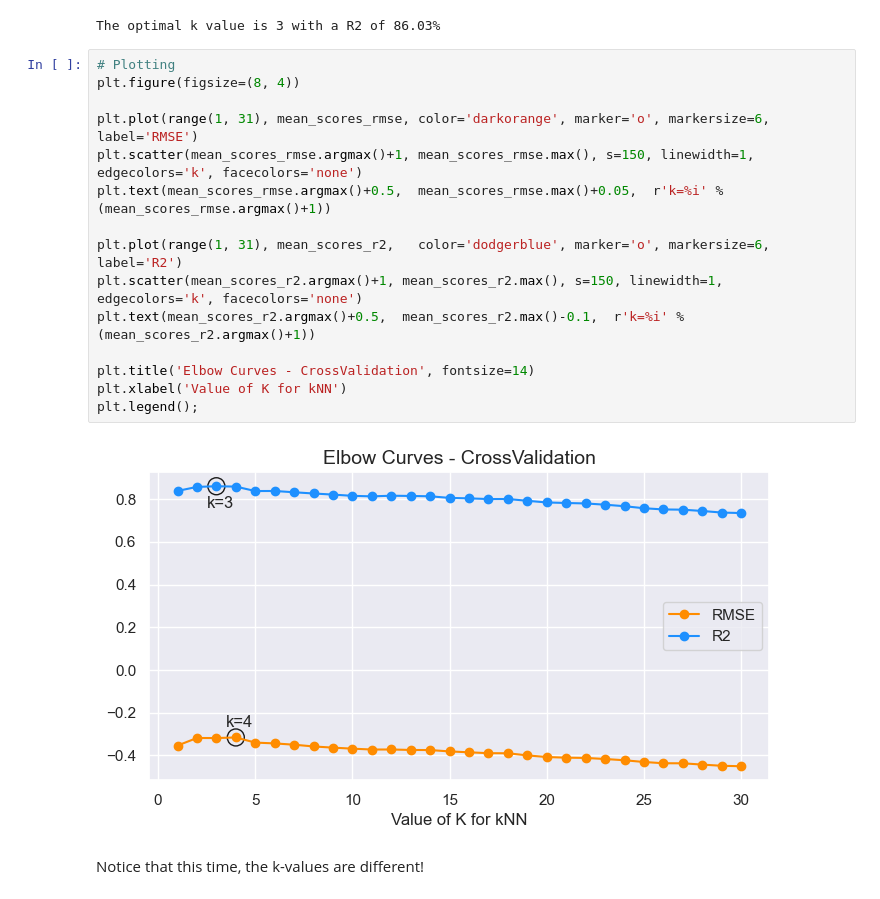
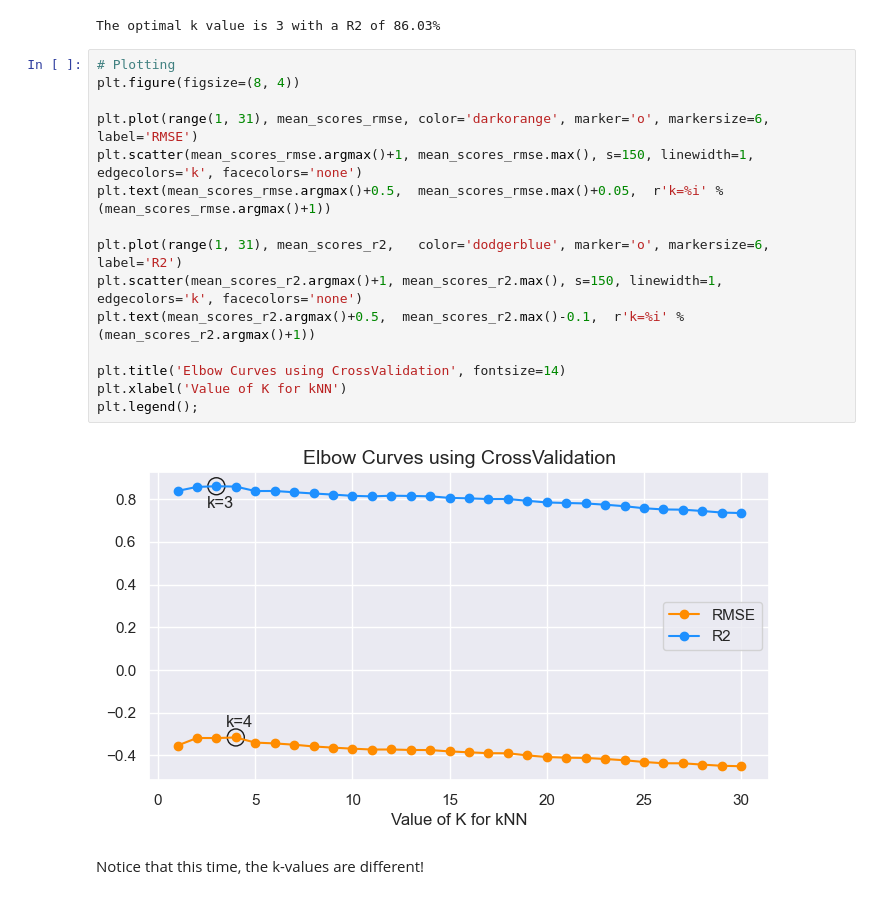
Before and after one commit to Goliath-Research/Machine-Learning, a Jupyter notebook: Regression/4-kNN.ipynb, the cells around one changed output. Drawn from its saved outputs; the diff is of its cells as text.

```diff
--- a/Regression/4-kNN.ipynb
+++ b/Regression/4-kNN.ipynb
@@ -418,20 +418,20 @@ The optimal k value is 3 with a R2 of 86.03%
 # %%
 # Plotting
 plt.figure(figsize=(8, 4))
 
 plt.plot(range(1, 31), mean_scores_rmse, color='darkorange', marker='o', markersize=6, label='RMSE')
 plt.scatter(mean_scores_rmse.argmax()+1, mean_scores_rmse.max(), s=150, linewidth=1, edgecolors='k', facecolors='none')
 plt.text(mean_scores_rmse.argmax()+0.5,  mean_scores_rmse.max()+0.05,  r'k=%i' %(mean_scores_rmse.argmax()+1))
 
 plt.plot(range(1, 31), mean_scores_r2,   color='dodgerblue', marker='o', markersize=6, label='R2')
 plt.scatter(mean_scores_r2.argmax()+1, mean_scores_r2.max(), s=150, linewidth=1, edgecolors='k', facecolors='none')
 plt.text(mean_scores_r2.argmax()+0.5,  mean_scores_r2.max()-0.1,  r'k=%i' %(mean_scores_r2.argmax()+1))
 
-plt.title('Elbow Curves - CrossValidation', fontsize=14)
+plt.title('Elbow Curves using CrossValidation', fontsize=14)
 plt.xlabel('Value of K for kNN')
 plt.legend();
 # %% [output]
-[figure, old version]
+[figure, new version]
 # %% [markdown]
 Notice that this time, the k-values are different!
 # %% [markdown]
```
